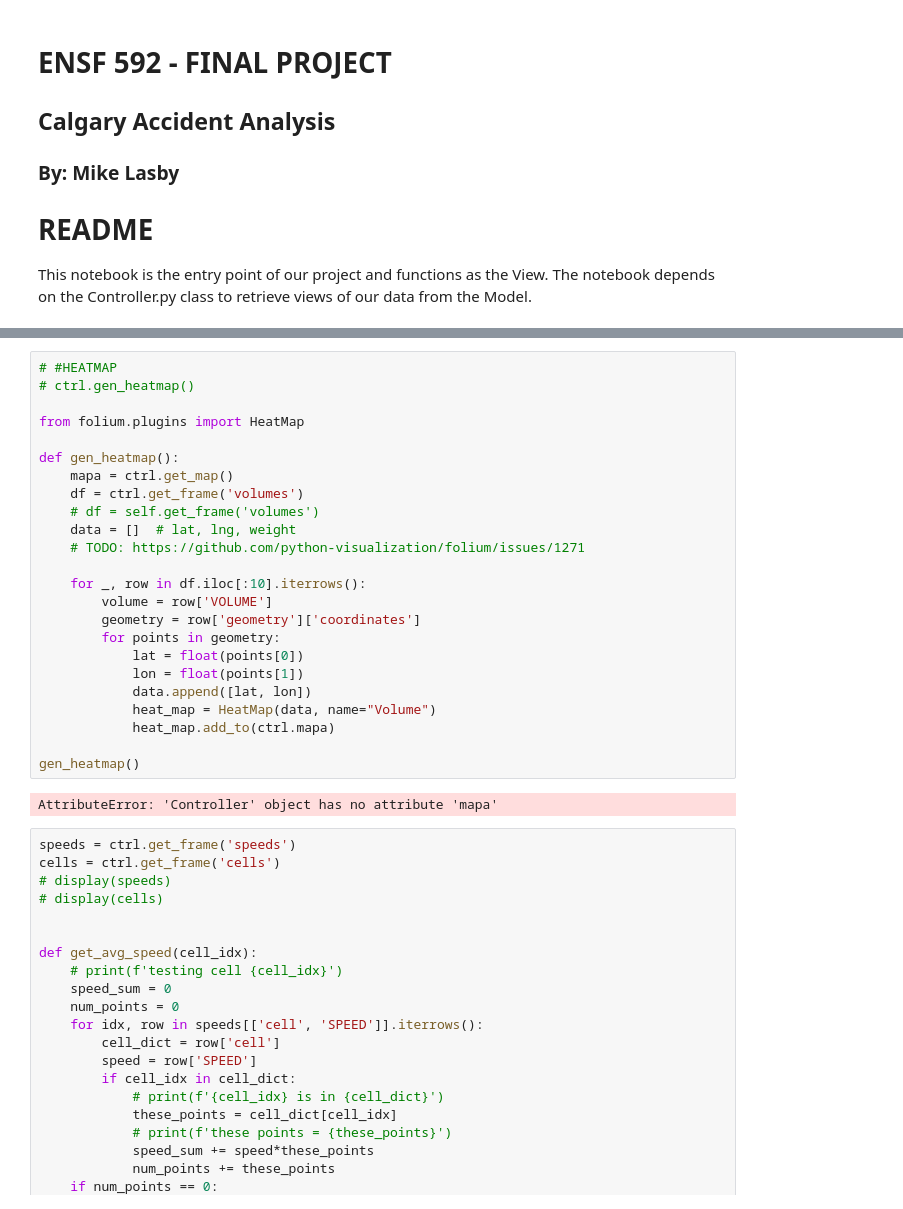
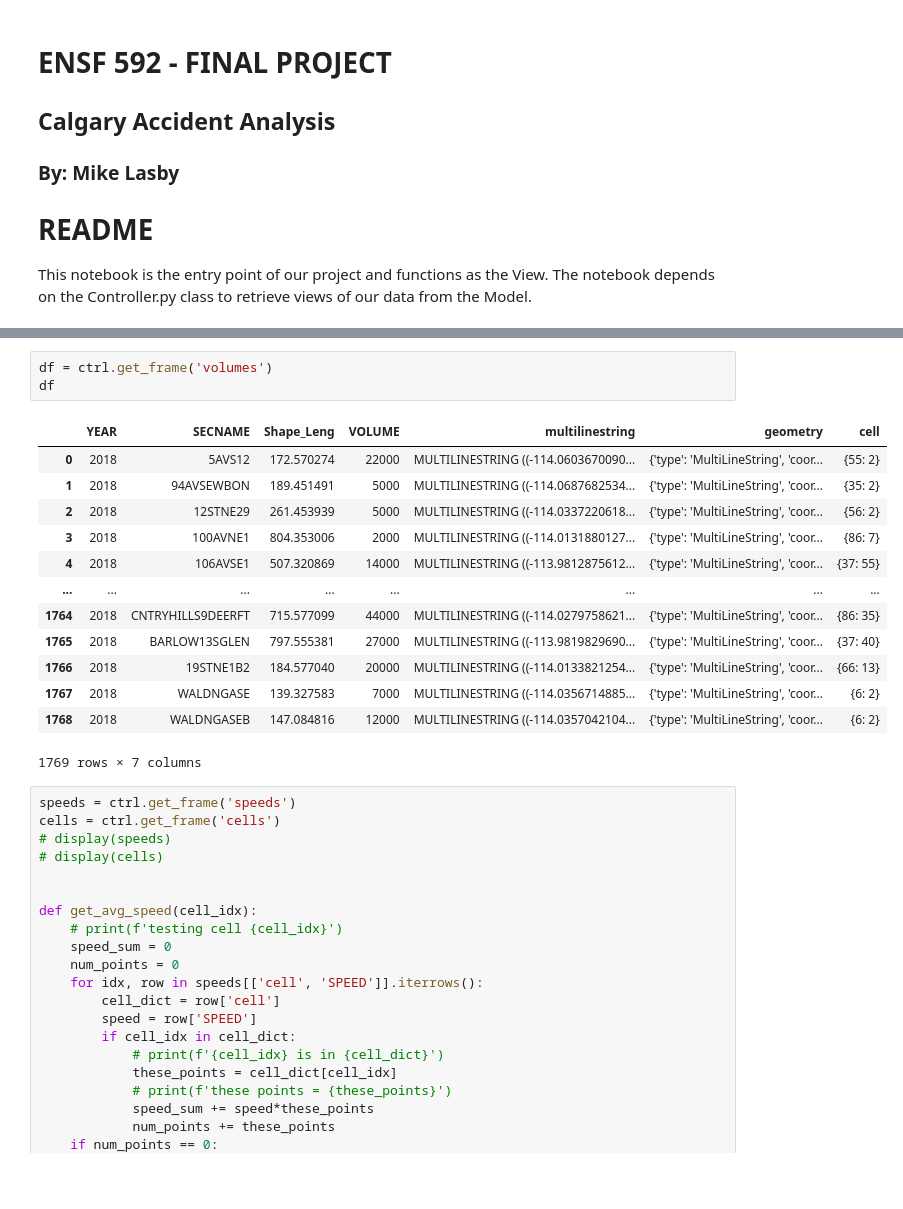
Before and after one commit to mklasby/Calgary_Accident_Analysis, a Jupyter notebook: view.ipynb, the cells around one changed output, grey strips where cells are left out. Saved outputs shown, nothing was run; the diff lists cells and outputs as text; blank space fills up the shorter version.

```diff
--- a/view.ipynb
+++ b/view.ipynb
@@ -50,29 +329,20 @@ SyntaxError: invalid syntax (<ipython-input-17-96598967bc7c>, line 4)
-# %%
-# #HEATMAP
-# ctrl.gen_heatmap()
-
-from folium.plugins import HeatMap
-
-def gen_heatmap():
-    mapa = ctrl.get_map()
-    df = ctrl.get_frame('volumes')
-    # df = self.get_frame('volumes')
-    data = []  # lat, lng, weight
-    # TODO: https://github.com/python-visualization/folium/issues/1271
-
-    for _, row in df.iloc[:10].iterrows():
-        volume = row['VOLUME']
-        geometry = row['geometry']['coordinates']
-        for points in geometry:
-            lat = float(points[0])
-            lon = float(points[1])
-            data.append([lat, lon])
-            heat_map = HeatMap(data, name="Volume")
-            heat_map.add_to(ctrl.mapa)
-
-gen_heatmap()
-# %% [output]
-AttributeError: 'Controller' object has no attribute 'mapa'
+# %%
+df = ctrl.get_frame('volumes')
+df
+# %% [output]
+|  | YEAR | SECNAME | Shape_Leng | VOLUME | multilinestring | geometry | cell |
+| 0 | 2018 | 5AVS12 | 172.570274 | 22000 | MULTILINESTRING ((-114.0603670090... | {'type': 'MultiLineString', 'coor... | {55: 2} |
+| 1 | 2018 | 94AVSEWBON | 189.451491 | 5000 | MULTILINESTRING ((-114.0687682534... | {'type': 'MultiLineString', 'coor... | {35: 2} |
+| 2 | 2018 | 12STNE29 | 261.453939 | 5000 | MULTILINESTRING ((-114.0337220618... | {'type': 'MultiLineString', 'coor... | {56: 2} |
+| 3 | 2018 | 100AVNE1 | 804.353006 | 2000 | MULTILINESTRING ((-114.0131880127... | {'type': 'MultiLineString', 'coor... | {86: 7} |
+| 4 | 2018 | 106AVSE1 | 507.320869 | 14000 | MULTILINESTRING ((-113.9812875612... | {'type': 'MultiLineString', 'coor... | {37: 55} |
+| ... | ... | ... | ... | ... | ... | ... | ... |
+| 1764 | 2018 | CNTRYHILLS9DEERFT | 715.577099 | 44000 | MULTILINESTRING ((-114.0279758621... | {'type': 'MultiLineString', 'coor... | {86: 35} |
+| 1765 | 2018 | BARLOW13SGLEN | 797.555381 | 27000 | MULTILINESTRING ((-113.9819829690... | {'type': 'MultiLineString', 'coor... | {37: 40} |
+| 1766 | 2018 | 19STNE1B2 | 184.577040 | 20000 | MULTILINESTRING ((-114.0133821254... | {'type': 'MultiLineString', 'coor... | {66: 13} |
+| 1767 | 2018 | WALDNGASE | 139.327583 | 7000 | MULTILINESTRING ((-114.0356714885... | {'type': 'MultiLineString', 'coor... | {6: 2} |
+| 1768 | 2018 | WALDNGASEB | 147.084816 | 12000 | MULTILINESTRING ((-114.0357042104... | {'type': 'MultiLineString', 'coor... | {6: 2} |
+1769 rows × 7 columns
 # %%
 speeds = ctrl.get_frame('speeds')
 cells = ctrl.get_frame('cells')
```
Also changed, not shown: parts of 9 cells of this notebook, 3 other files.
